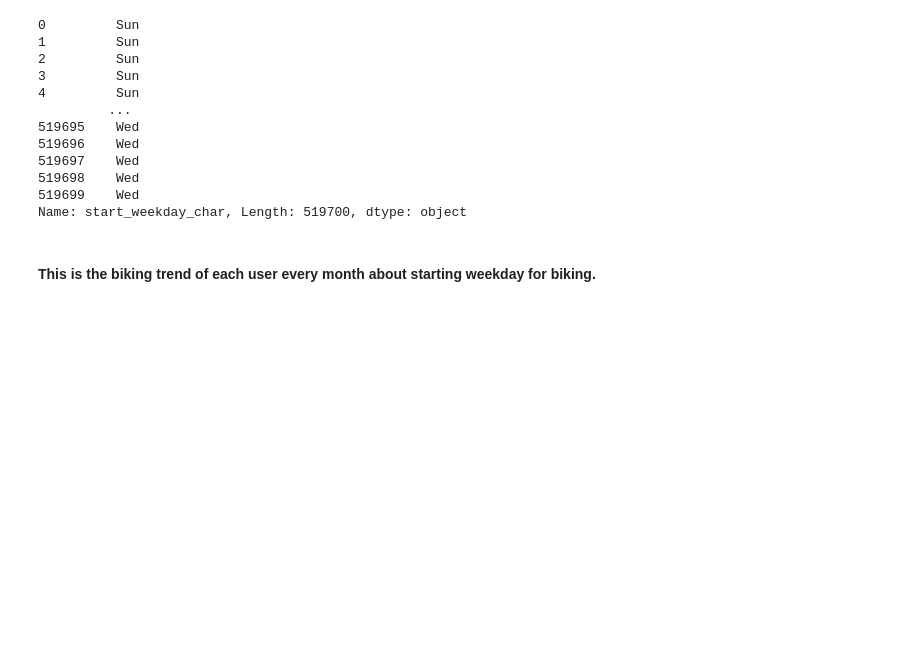
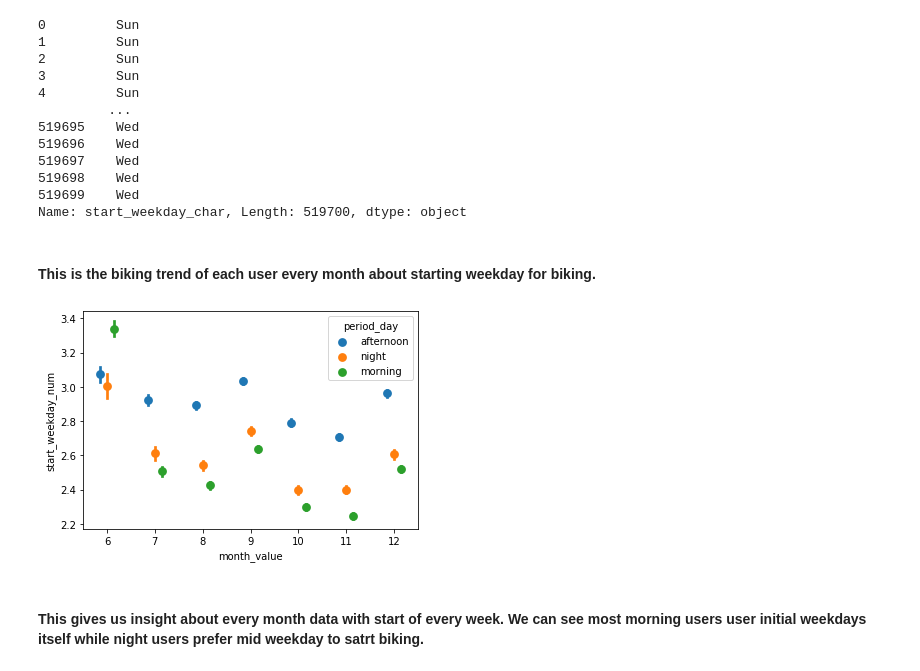
Before and after one commit to Siddharth1698/Ford-GoBike-Data-Visualization, a Jupyter notebook: exploration.ipynb, the cells around one changed output. Cells and saved outputs as stored; diff of their text form; code cells hidden in the pictures; blank space fills up the shorter version.

Commit message:
multivariate visualization

```diff
--- a/exploration.ipynb
+++ b/exploration.ipynb
@@ -502,3 +502,10 @@ df.start_weekday_char
 Name: start_weekday_char, Length: 519700, dtype: object
 # %% [markdown]
 #### This is the biking trend of each user every month about starting weekday for biking.
+# %%
+ax = sb.pointplot(data = df, x = 'month_value', y = 'start_weekday_num', hue = 'period_day',
+                  dodge = 0.3, linestyles = "")
+# %% [output]
+[figure, added]
+# %% [markdown]
+#### This gives us insight about every month data with start of every week. We can see most morning users user initial weekdays itself while night users prefer mid weekday to satrt biking.
```
